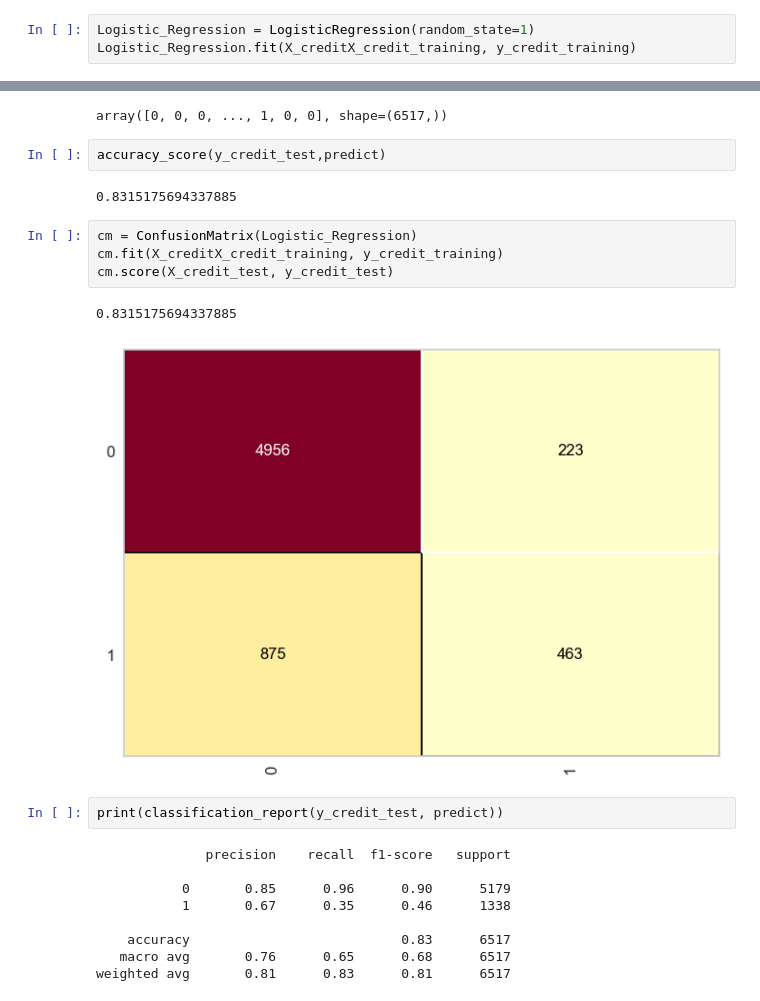
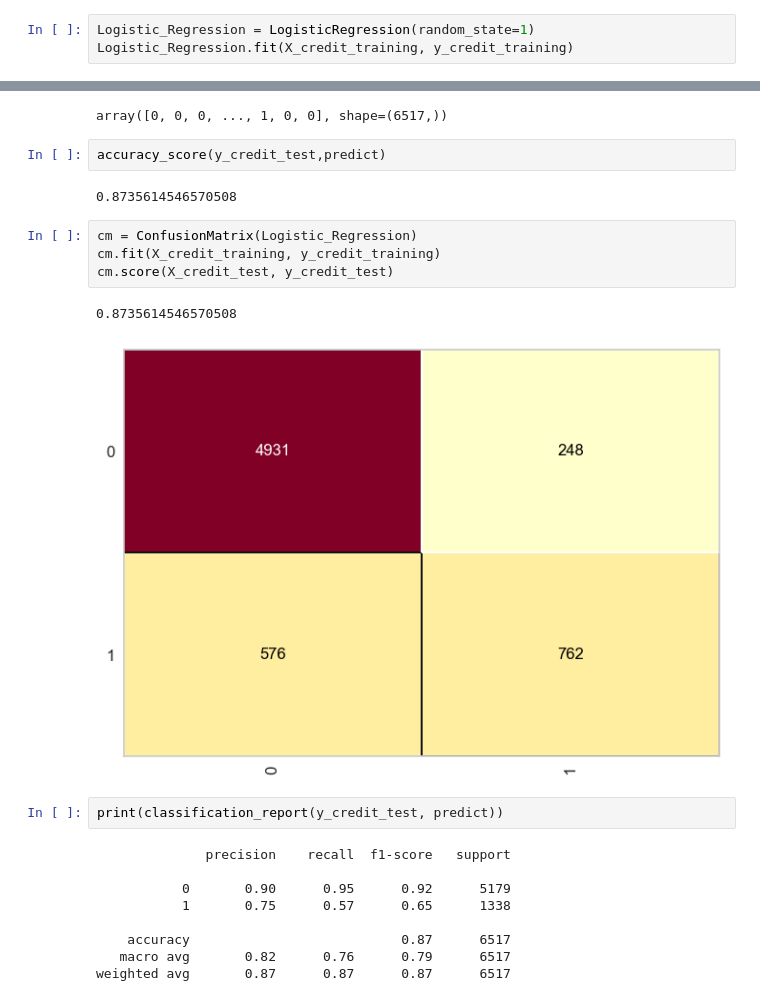
Before and after one commit to CarolinaSantos200/Machine_Learning, a Jupyter notebook: Credit_Risk/Logistic_Regression.ipynb, the cells around one changed output, grey strips where cells are left out. Cells and saved outputs as stored; diff of their text form.

```diff
--- a/Credit_Risk/Logistic_Regression.ipynb
+++ b/Credit_Risk/Logistic_Regression.ipynb
@@ -8,5 +8,5 @@ with open("credit.pkl","rb") as f:
     X_credit_training, y_credit_training, X_credit_test, y_credit_test = pickle.load(f)
 # %%
 Logistic_Regression = LogisticRegression(random_state=1)
-Logistic_Regression.fit(X_creditX_credit_training, y_credit_training)
+Logistic_Regression.fit(X_credit_training, y_credit_training)
 # %% [output]
@@ -45,22 +35,22 @@ array([0, 0, 0, ..., 1, 0, 0], shape=(6517,))
 # %%
 accuracy_score(y_credit_test,predict)
 # %% [output]
-0.8315175694337885
+0.8735614546570508
 # %%
 cm = ConfusionMatrix(Logistic_Regression)
-cm.fit(X_creditX_credit_training, y_credit_training)
+cm.fit(X_credit_training, y_credit_training)
 cm.score(X_credit_test, y_credit_test)
 # %% [output]
-0.8315175694337885
+0.8735614546570508
-[figure, old version]
+[figure, new version]
 # %%
 print(classification_report(y_credit_test, predict))
 # %% [output]
               precision    recall  f1-score   support
 
-           0       0.85      0.96      0.90      5179
-           1       0.67      0.35      0.46      1338
+           0       0.90      0.95      0.92      5179
+           1       0.75      0.57      0.65      1338
 
-    accuracy                           0.83      6517
-   macro avg       0.76      0.65      0.68      6517
-weighted avg       0.81      0.83      0.81      6517
+    accuracy                           0.87      6517
+   macro avg       0.82      0.76      0.79      6517
+weighted avg       0.87      0.87      0.87      6517
```
Also changed, not shown: parts of 3 cells of this notebook, 6 other files.
